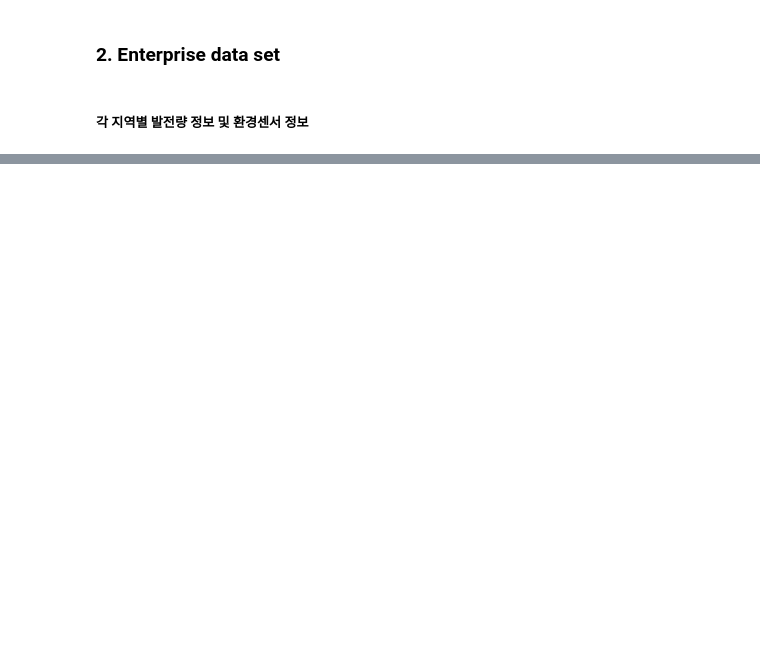
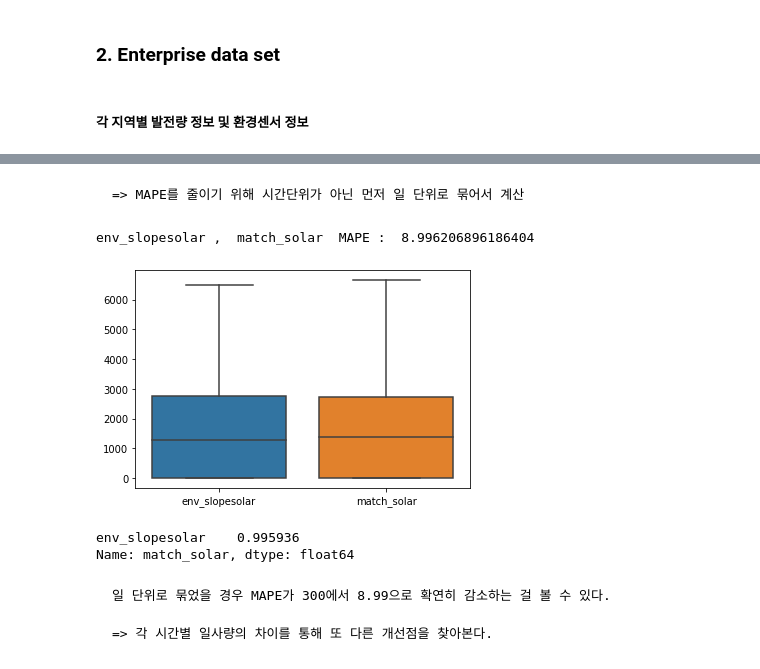
Before and after one commit to Baeseongbeen/Enittproj, a Jupyter notebook: Enitt/EnittProject.ipynb, the cells around one changed output, grey strips where cells are left out. Cells and saved outputs as stored; diff of their text form; code cells hidden in the pictures; blank space fills up the shorter version.

```diff
--- a/Enitt/EnittProject.ipynb
+++ b/Enitt/EnittProject.ipynb
@@ -79,0 +265,8 @@ print("누적발전량", ent_data_set1["pow_totpower"].unique()[:5])
+# %%
+ent_data_solar1_hour = sub(
+        groupby_max(solar_make_dummy_time(ent_data_solar1_need)),
+        groupby_min(solar_make_dummy_time(ent_data_solar1_need))
+        ).reset_index()
+
+ent_data_weather1_hour = groupby_mean0(weather_make_dummy_time(ent_data_weather1_need)).reset_index()
+ent_data_weather1_hour.head(5)
@@ -79,0 +450,26 @@ print("누적발전량", ent_data_set1["pow_totpower"].unique()[:5])
+# %% [markdown]
+    => MAPE를 줄이기 위해 시간단위가 아닌 먼저 일 단위로 묶어서 계산
+# %%
+# to_day_need = ent_other_joinset[["env_slopesolar", "match_solar", "watt"]].resample('D').sum()
+# to_day_sum = to_day_need.resample('D').sum()
+date_list = pd.to_datetime(ent_other_joinset.index)
+to_day_need = ent_other_joinset[["env_slopesolar", "match_solar","env_levelsolar", "watt"]]
+to_day_need.index = date_list
+to_day_need = diff_12(to_day_need) # outlier 제거
+to_day_need = to_day_need.resample('D').sum()
+
+sns.boxplot(data = to_day_need[["env_slopesolar", "match_solar"]])
+mean_absolute_percentage_error("env_slopesolar", "match_solar", to_day_need)
+# %% [output]
+env_slopesolar ,  match_solar  MAPE :  8.996206896186404
+[figure, added]
+# %%
+print(to_day_need.corr()[:1]["match_solar"])
+make_graph("env_slopesolar", "match_solar", to_day_need[:100])
+# %% [output]
+env_slopesolar    0.995936
+Name: match_solar, dtype: float64
+# %% [markdown]
+    일 단위로 묶었을 경우 MAPE가 300에서 8.99으로 확연히 감소하는 걸 볼 수 있다.
+
+    => 각 시간별 일사량의 차이를 통해 또 다른 개선점을 찾아본다.
```
Also changed, not shown: parts of 59 cells of this notebook, 2 other files.
